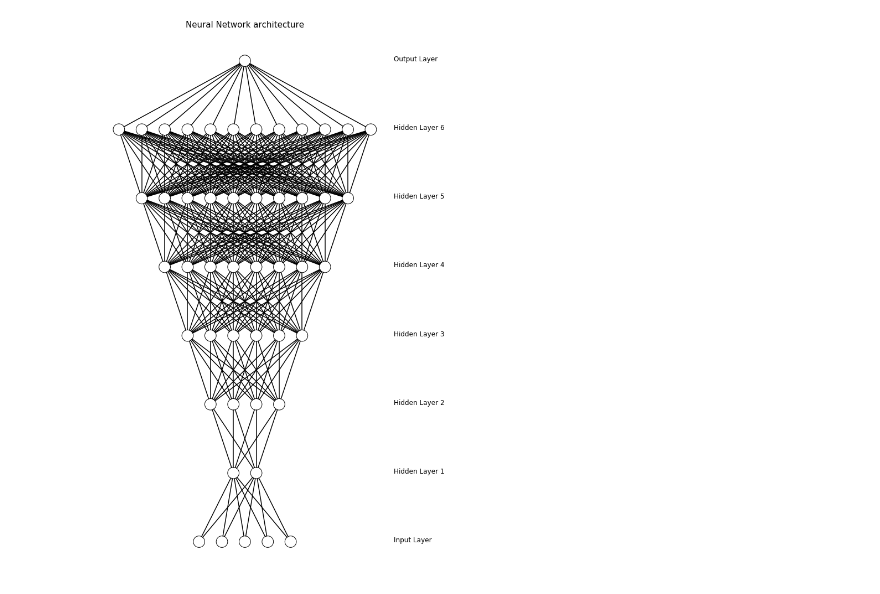
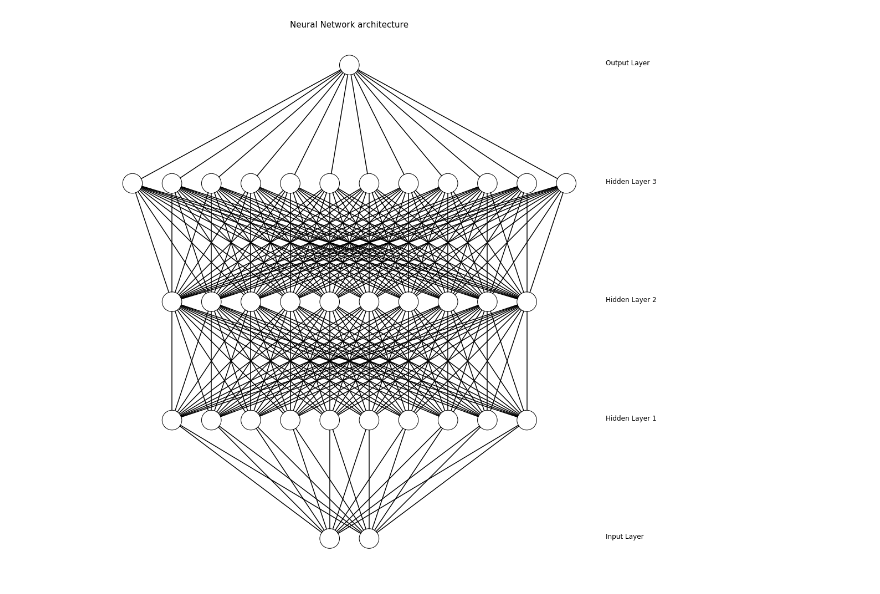
Before and after one commit to AlexanderFengler/nn_likelihoods, a Jupyter notebook: visualize_nn_architecture.ipynb, the cells around one changed output. Cells and saved outputs as stored; diff of their text form; code cells hidden in the pictures.

```diff
--- a/visualize_nn_architecture.ipynb
+++ b/visualize_nn_architecture.ipynb
@@ -100,7 +100,7 @@ class DrawNN():
             network.add_layer(l)
         network.draw()
 # %%
-network = DrawNN( [5, 2, 4, 6, 8, 10, 12, 1] )
+network = DrawNN( [2, 10, 10, 12, 1] )
 network.draw()
 # %% [output]
-[figure, old version]
+[figure, new version]
```
Also changed, not shown: 16 other files.
